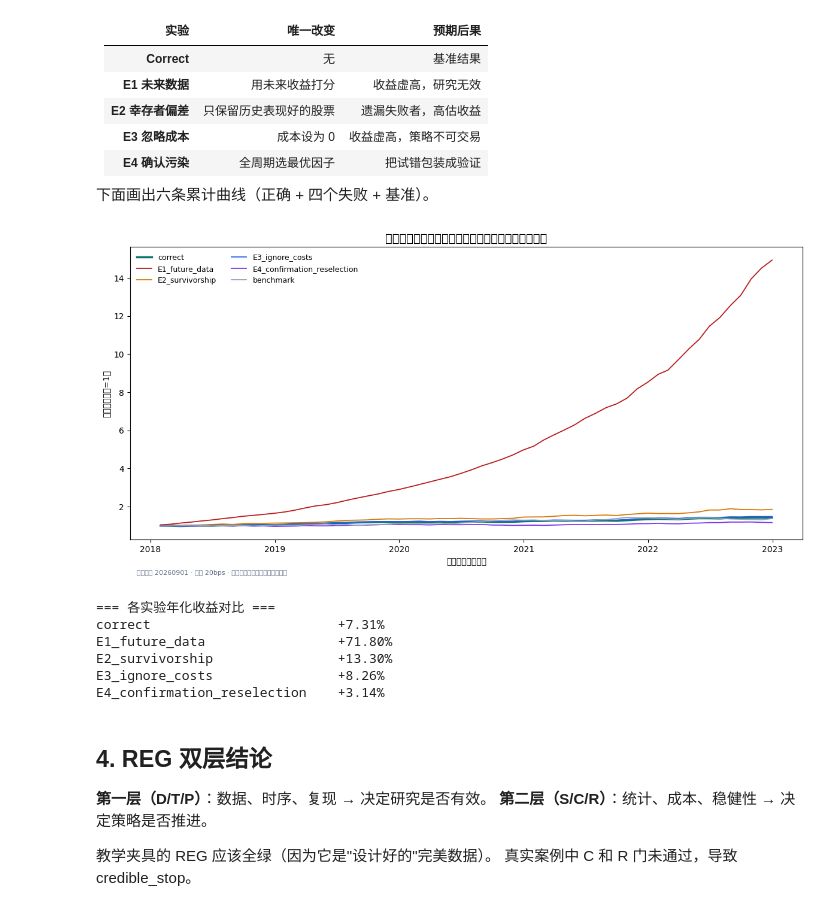
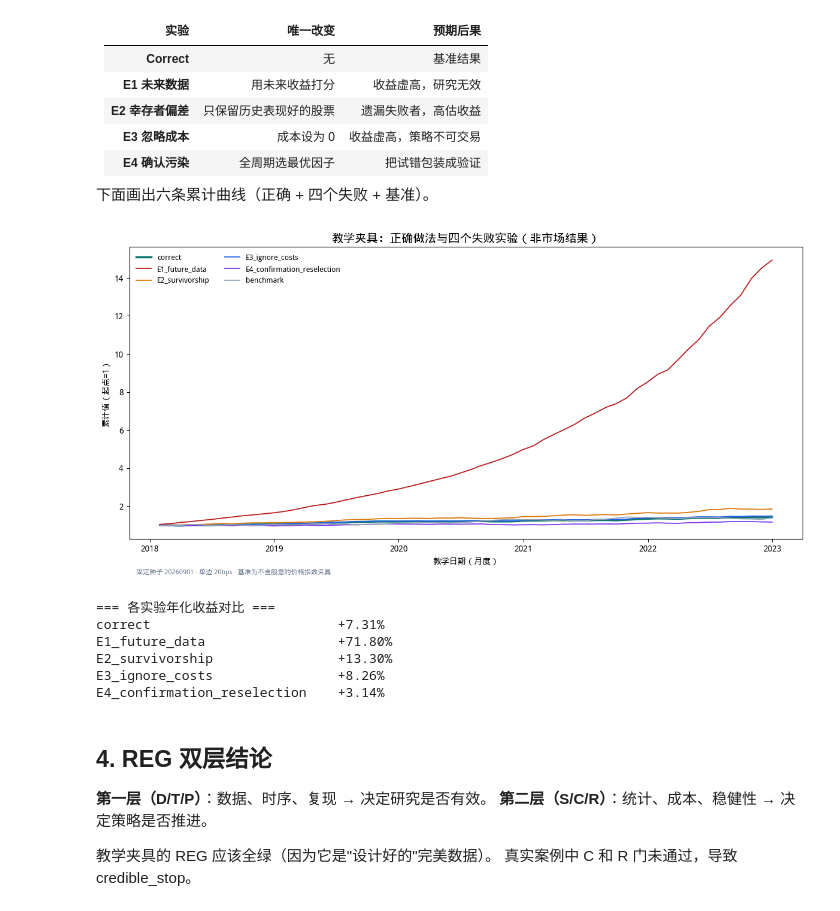
Before and after one commit to ph-kleene/quant-research-onboarding, a Jupyter notebook: notebooks/research-case.ipynb, the cells around one changed output. Saved outputs shown, nothing was run; the diff lists cells and outputs as text; code cells hidden in the pictures.

```diff
--- a/notebooks/research-case.ipynb
+++ b/notebooks/research-case.ipynb
@@ -108,34 +108,42 @@ colors = {
     'E1_future_data': '#b91c1c',
     'E2_survivorship': '#d97706',
     'E3_ignore_costs': '#2563eb',
     'E4_confirmation_reselection': '#7c3aed',
     'benchmark': '#94a3b8',
 }
+
+# Ensure fonts work on systems without Chinese fonts
+plt.rcParams["svg.fonttype"] = "none"
+try:
+    plt.rcParams["font.sans-serif"] = ["WenQuanYi Micro Hei", "DejaVu Sans"]
+except Exception:
+    plt.rcParams["font.sans-serif"] = ["DejaVu Sans"]
+plt.rcParams["axes.unicode_minus"] = False
 
 fig, ax = plt.subplots(figsize=(12, 6))
 for name, series in wealth.items():
     ax.plot(series.index, series.values, label=name,
             color=colors.get(name, '#999'),
             linewidth=2.5 if name == 'correct' else 1.3)
 
 ax.set_title('教学夹具：正确做法与四个失败实验（非市场结果）', fontsize=14)
 ax.set_xlabel('教学日期（月度）')
 ax.set_ylabel('累计值（起点=1）')
 ax.legend(ncol=2, frameon=False, fontsize=9)
 ax.text(0.01, -0.12, '固定种子 20260901 · 单边 20bps · 基准为不含股息的价格指数夹具',
         transform=ax.transAxes, fontsize=8, color='#64748b')
 fig.tight_layout()
 plt.show()
 
 # 数值对比
 print('\n=== 各实验年化收益对比 ===')
 for name in ['correct', 'E1_future_data', 'E2_survivorship',
              'E3_ignore_costs', 'E4_confirmation_reselection']:
     s = result['returns'][name]
     ann = (1 + s.mean())**12 - 1
     print(f"{name:30s} {ann:+.2%}")
 # %% [output]
-[figure, old version]
+[figure, new version]
 === 各实验年化收益对比 ===
 correct                        +7.31%
 E1_future_data                 +71.80%
```
